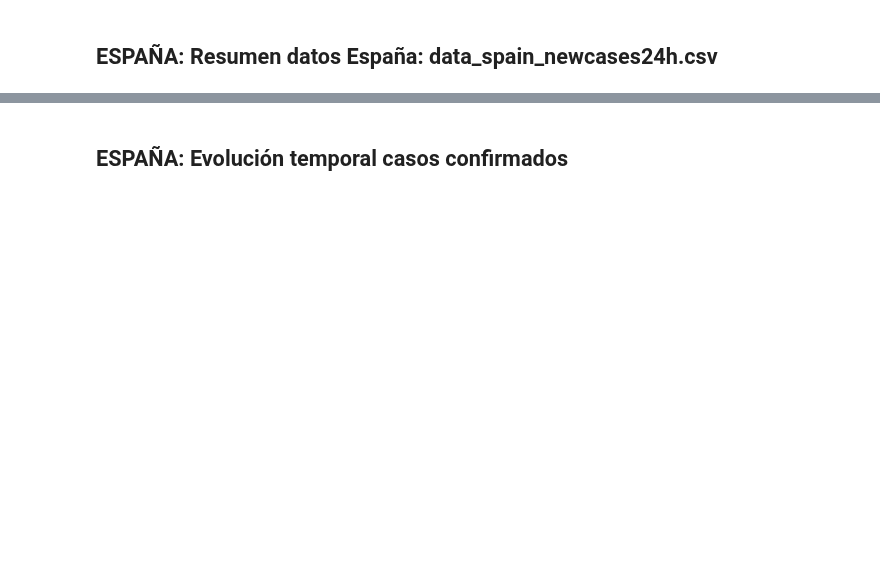
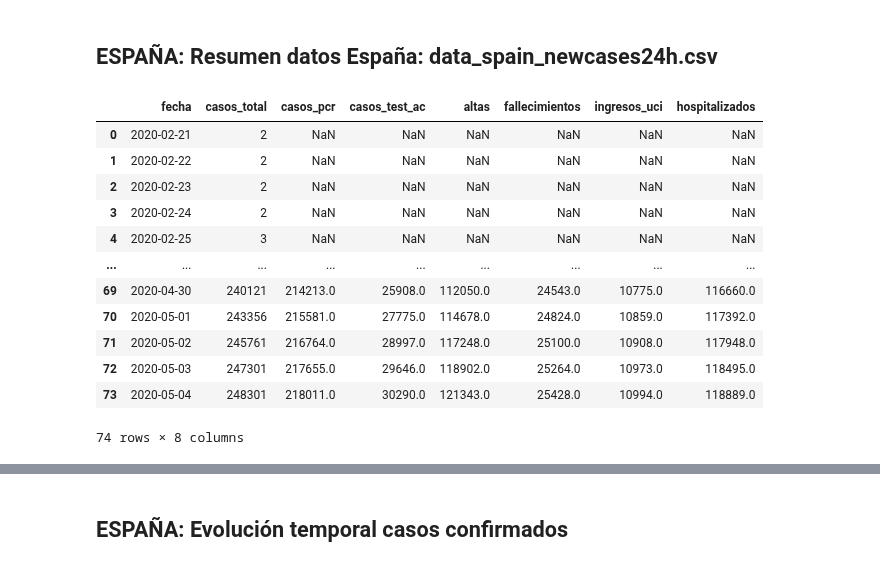
Before and after one commit to akakicreations/covid19-project, a Jupyter notebook: covid19_notebook_REV.ipynb, the cells around one changed output, grey strips where cells are left out. Cells and saved outputs as stored; diff of their text form; code cells hidden in the pictures; blank space fills up the shorter version.

```diff
--- a/covid19_notebook_REV.ipynb
+++ b/covid19_notebook_REV.ipynb
@@ -55,6 +58,7 @@ Name: 2020-04-29, dtype: int64
 ## RESUMEN: Resumen datos globales
 # %%
 # Función para obtener datos del mundo
+'''
 def get_data_spain(url):
     data_spain = pd.read_csv(url)
     data_spain = data_spain.groupby("Country/Region", as_index=False).sum()
@@ -64,6 +68,7 @@ def get_data_spain(url):
     data_spain_before = int(data_spain.iloc[-2])
     data_spain_24h = data_spain_actual - data_spain_before
     return data_spain_24h, data_spain_actual
+'''
 
 def get_data_world(url):
     data_world = pd.read_csv(url)
@@ -84,26 +89,27 @@ data_confirmed_world_24h, data_confirmed_world_actual = get_data_world(data_conf
 data_deaths_world_24h, data_deaths_world_actual = get_data_world(data_deaths_path)
 data_recovered_world_24h, data_recovered_world_actual = get_data_world(data_recovered_path)
 
-
+''' Cogiendo datos de John Hopkins
 # Para España
 data_confirmed_spain_24h, data_confirmed_spain_actual = get_data_spain(data_confirmed_path)
 data_deaths_spain_24h, data_deaths_spain_actual = get_data_spain(data_deaths_path)
 data_recovered_spain_24h, data_recovered_spain_actual = get_data_spain(data_recovered_path)
-
-'''
-# Para España actual(dataset de datadista)
-data_confirmed_spain_actual = int(data_ccaa_confirmed_timeseries[date_today_large].tail(1))
-data_recovered_spain_actual = int(data_ccaa_recovered_timeseries[date_today_large].tail(1))
-data_deaths_spain_actual = int(data_ccaa_deaths_timeseries[date_today_large].tail(1))
 '''
 
-'''
+# Para España actual(dataset de datadista)
+data_confirmed_spain_actual = int(data_ccaa_confirmed_timeseries[date_today_large].sum())
+data_recovered_spain_actual = int(data_ccaa_recovered_timeseries[date_today_large].sum())
+data_deaths_spain_actual = int(data_ccaa_deaths_timeseries[date_today_large].sum())
+
+
 # Para España nuevos casos 24h(dataset de datadista)
-data_confirmed_spain_newcases = int(data_ccaa_confirmed_timeseries[date_today_large].tail(1)) - int(data_ccaa_confirmed_timeseries[date_daybefore_large].tail(1))
-data_recovered_spain_newcases = int(data_ccaa_recovered_timeseries[date_today_large].tail(1)) - int(data_ccaa_recovered_timeseries[date_daybefore_large].tail(1))
-data_deaths_spain_newcases = int(data_ccaa_deaths_timeseries[date_today_large].tail(1)) - int(data_ccaa_deaths_timeseries[date_daybefore_large].tail(1))
-'''
-
+data_spain_datadista_trans = data_spain_datadista.set_index('fecha').transpose()
+data_spain_datadista_confirmed = data_spain_datadista_trans.iloc[1]
+data_spain_datadista_recovered = data_spain_datadista_trans.iloc[3]
+data_spain_datadista_deaths = data_spain_datadista_trans.iloc[4]
+data_confirmed_spain_24h = int(data_spain_datadista_confirmed[date_today_large]) - int(data_spain_datadista_confirmed[date_daybefore_large])
+data_recovered_spain_24h = int(data_spain_datadista_recovered[date_today_large]) - int(data_spain_datadista_recovered[date_daybefore_large])
+data_deaths_spain_24h= int(data_spain_datadista_deaths[date_today_large]) - int(data_spain_datadista_deaths[date_daybefore_large])
 
 # Creamos dataframes
 
@@ -361,2 +367,18 @@ data_drive_lastX.tail()
 # %% [markdown]
 ## ESPAÑA: Resumen datos España: data_spain_newcases24h.csv
+# %%
+data_spain_datadista
+# %% [output]
+|  | fecha | casos_total | casos_pcr | casos_test_ac | altas | fallecimientos | ingresos_uci | hospitalizados |
+| 0 | 2020-02-21 | 2 | NaN | NaN | NaN | NaN | NaN | NaN |
+| 1 | 2020-02-22 | 2 | NaN | NaN | NaN | NaN | NaN | NaN |
+| 2 | 2020-02-23 | 2 | NaN | NaN | NaN | NaN | NaN | NaN |
+| 3 | 2020-02-24 | 2 | NaN | NaN | NaN | NaN | NaN | NaN |
+| 4 | 2020-02-25 | 3 | NaN | NaN | NaN | NaN | NaN | NaN |
+| ... | ... | ... | ... | ... | ... | ... | ... | ... |
+| 69 | 2020-04-30 | 240121 | 214213.0 | 25908.0 | 112050.0 | 24543.0 | 10775.0 | 116660.0 |
+| 70 | 2020-05-01 | 243356 | 215581.0 | 27775.0 | 114678.0 | 24824.0 | 10859.0 | 117392.0 |
+| 71 | 2020-05-02 | 245761 | 216764.0 | 28997.0 | 117248.0 | 25100.0 | 10908.0 | 117948.0 |
+| 72 | 2020-05-03 | 247301 | 217655.0 | 29646.0 | 118902.0 | 25264.0 | 10973.0 | 118495.0 |
+| 73 | 2020-05-04 | 248301 | 218011.0 | 30290.0 | 121343.0 | 25428.0 | 10994.0 | 118889.0 |
+74 rows × 8 columns
```
Also changed, not shown: parts of 15 cells of this notebook, 24 other files.
